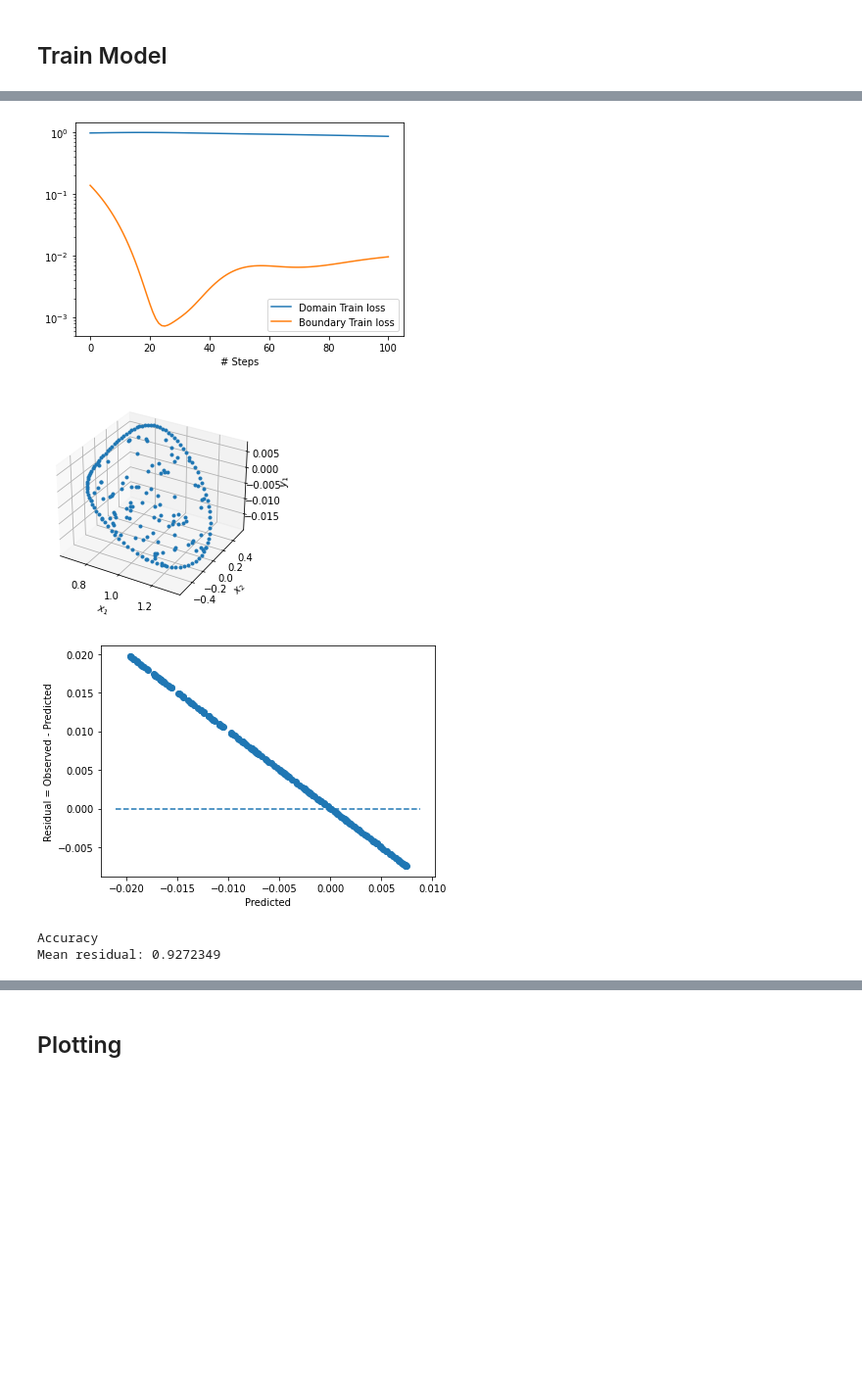
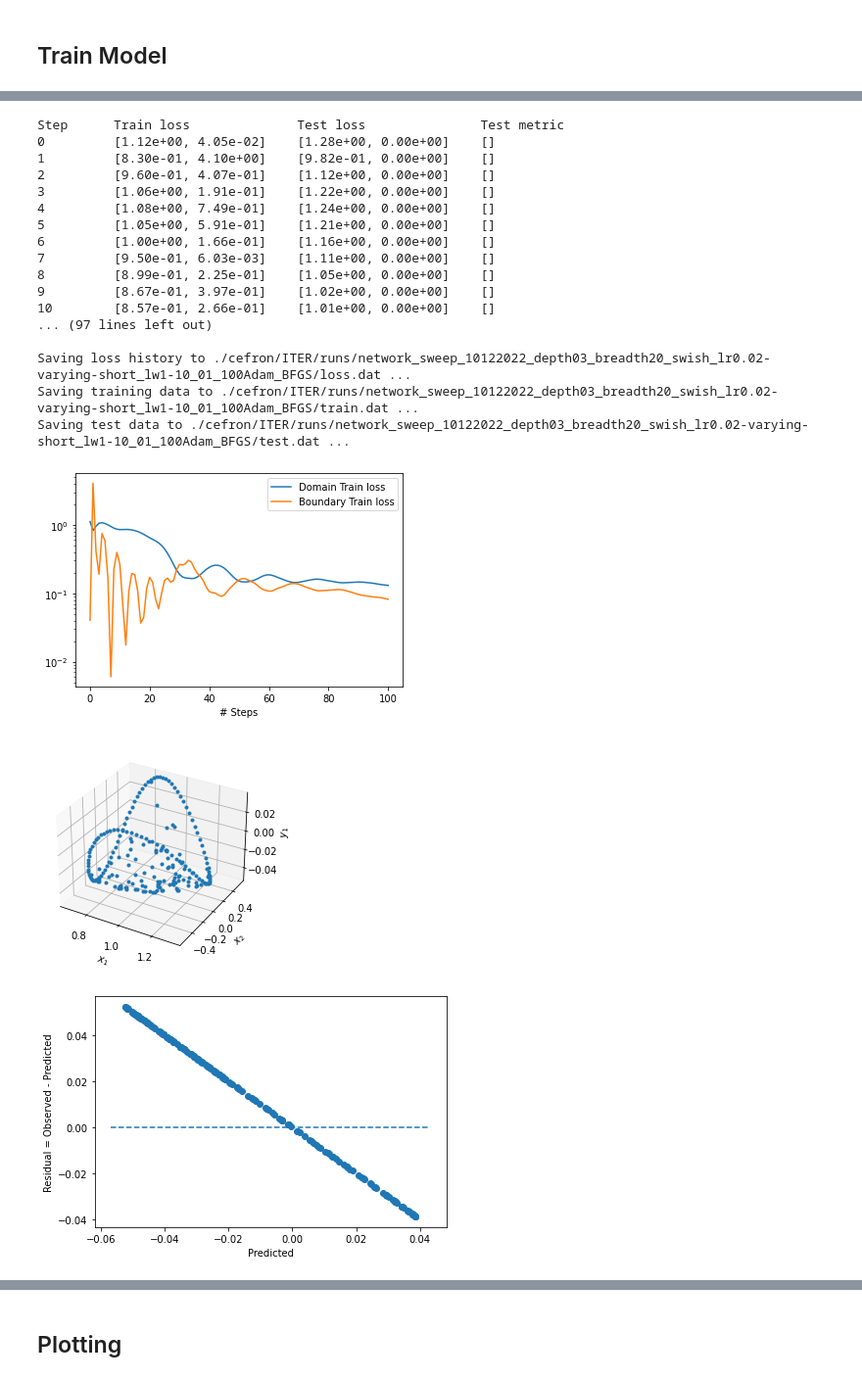
Before and after one commit to akaptano/deepxde_copy, a Jupyter notebook: gs-2d-surrogate/general_solovev_equil_visual.ipynb, the cells around one changed output, grey strips where cells are left out. Shown at 98% size. Saved outputs shown, nothing was run; the diff lists cells and outputs as text; code cells hidden in the pictures; blank space fills up the shorter version.

```diff
--- a/gs-2d-surrogate/general_solovev_equil_visual.ipynb
+++ b/gs-2d-surrogate/general_solovev_equil_visual.ipynb
@@ -140,9 +140,9 @@ ITER = GS_Linear(A=-0.155, eps= 0.32, kappa=1.7, delta=0.33)
 # %%
 #[0.02,0.007,0.002,0.0007,0.0002]
 import os
-DATE = "10112022"
+DATE = "10122022"
 CONFIG = "ITER"
-LR = 2e-4
+LR = 2e-2
 DEPTH = 3
 BREADTH = 20
 run = "01_100Adam_BFGS"
@@ -216,5 +205,20 @@ Saving test data to ./cefron/ITER/runs/network_sweep_10112022_depth03_breadth20_
+Step      Train loss              Test loss               Test metric
+0         [1.12e+00, 4.05e-02]    [1.28e+00, 0.00e+00]    []
+1         [8.30e-01, 4.10e+00]    [9.82e-01, 0.00e+00]    []
+2         [9.60e-01, 4.07e-01]    [1.12e+00, 0.00e+00]    []
+3         [1.06e+00, 1.91e-01]    [1.22e+00, 0.00e+00]    []
+4         [1.08e+00, 7.49e-01]    [1.24e+00, 0.00e+00]    []
+5         [1.05e+00, 5.91e-01]    [1.21e+00, 0.00e+00]    []
+6         [1.00e+00, 1.66e-01]    [1.16e+00, 0.00e+00]    []
+7         [9.50e-01, 6.03e-03]    [1.11e+00, 0.00e+00]    []
+8         [8.99e-01, 2.25e-01]    [1.05e+00, 0.00e+00]    []
+9         [8.67e-01, 3.97e-01]    [1.02e+00, 0.00e+00]    []
+10        [8.57e-01, 2.66e-01]    [1.01e+00, 0.00e+00]    []
+... (97 lines left out)
+
+Saving loss history to ./cefron/ITER/runs/network_sweep_10122022_depth03_breadth20_swish_lr0.02-varying-short_lw1-10_01_100Adam_BFGS/loss.dat ...
+Saving training data to ./cefron/ITER/runs/network_sweep_10122022_depth03_breadth20_swish_lr0.02-varying-short_lw1-10_01_100Adam_BFGS/train.dat ...
+Saving test data to ./cefron/ITER/runs/network_sweep_10122022_depth03_breadth20_swish_lr0.02-varying-short_lw1-10_01_100Adam_BFGS/test.dat ...
-[figure, old version]
+[figure, new version]
-[figure, old version]
+[figure, new version]
-[figure, old version]
+[figure, new version]
-Accuracy
-Mean residual: 0.9272349
```
Also changed, not shown: parts of 8 cells of this notebook, 3 other files.
